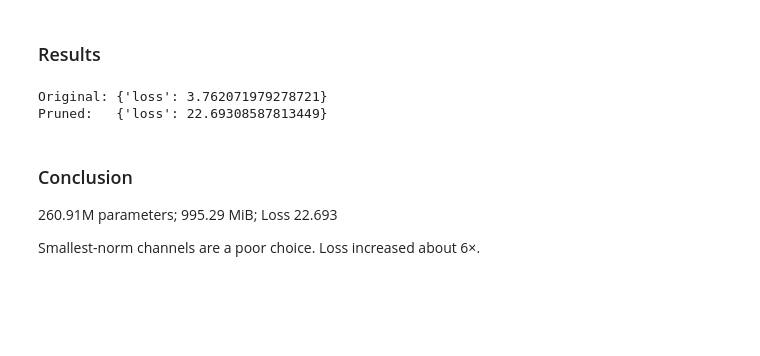
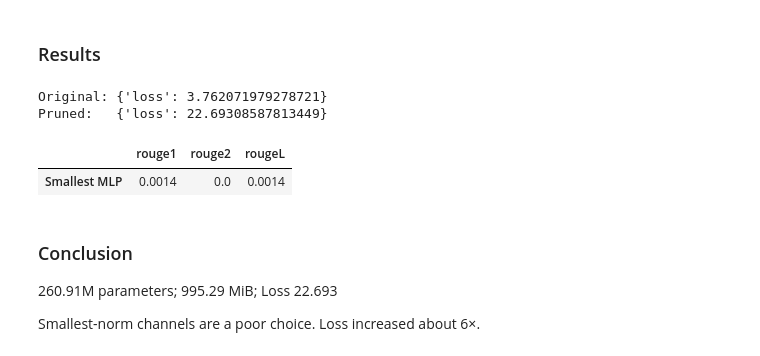
Before and after one commit to luftboud/small-LLM, a Jupyter notebook: notebooks/03-pruning-notebook.ipynb, the cells around one changed output. Saved outputs shown, nothing was run; the diff lists cells and outputs as text; code cells hidden in the pictures; blank space fills up the shorter version.

```diff
--- a/notebooks/03-pruning-notebook.ipynb
+++ b/notebooks/03-pruning-notebook.ipynb
@@ -256,6 +364,12 @@ print("Pruned:  ", evaluate_model(pruned_model, tokenizer))
 # %% [output]
 Original: {'loss': 3.762071979278721}
 Pruned:   {'loss': 22.69308587813449}
+# %%
+rouge_smallest = evaluate_rouge(pruned_model)
+pd.DataFrame([rouge_smallest], index=["Smallest MLP"]).round(4)
+# %% [output]
+|  | rouge1 | rouge2 | rougeL |
+| Smallest MLP | 0.0014 | 0.0 | 0.0014 |
 # %% [markdown]
 ### Conclusion
 260.91M parameters; 995.29 MiB; Loss 22.693
```
Also changed, not shown: parts of 35 cells of this notebook, 2 other files.
